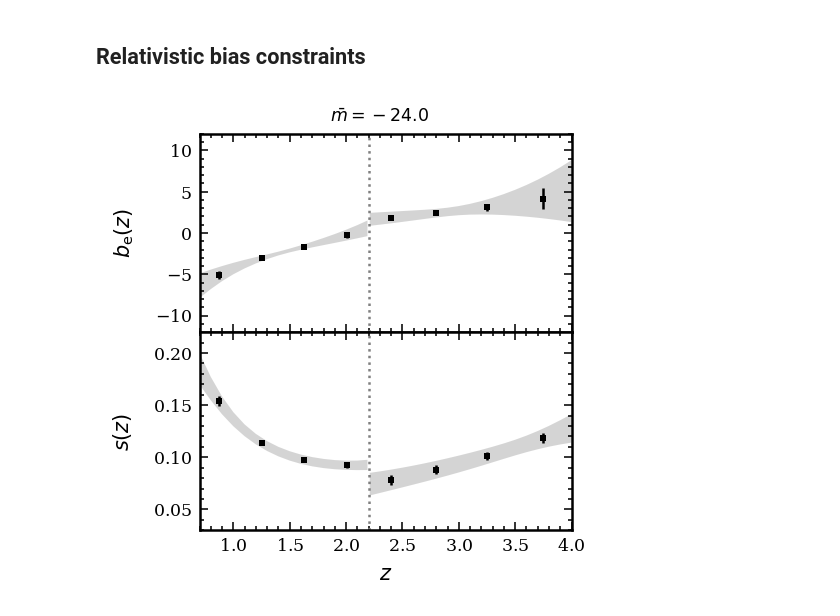
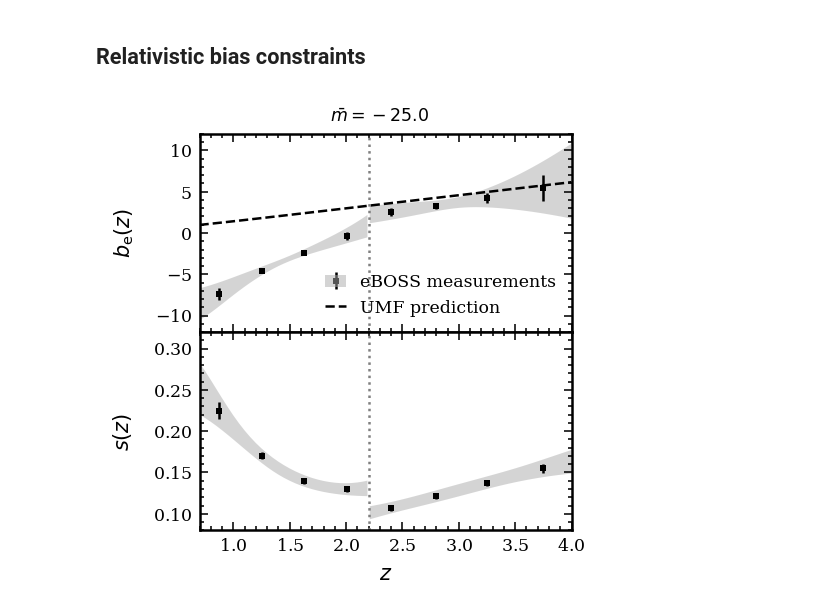
Before and after one commit to MikeSWang/HorizonGRound, a Jupyter notebook: notebooks/measure_relativistic_biases.ipynb, the cells around one changed output. Saved outputs shown, nothing was run; the diff lists cells and outputs as text; code cells hidden in the pictures.

Commit message:
Added UMF prediction.

```diff
--- a/notebooks/measure_relativistic_biases.ipynb
+++ b/notebooks/measure_relativistic_biases.ipynb
@@ -21,15 +21,16 @@ from collections import defaultdict
 
 import corner
 import h5py
+import matplotlib.patches as mpatches
 import matplotlib.pyplot as plt
 import numpy as np
-
 from matplotlib.ticker import AutoMinorLocator
+from nbodykit.cosmology import Planck15
 
 plt.style.use(stylesheet)
 
 model = np.random.choice(["PLE_model"])  # "PLE_model", "hybrid_model"
-threshold = "-24.0"  # "-22.0", "-25.0"
+threshold = "-25.0"  # "-22.0", "-25.0"
 
 print("Selected: {}, magnitude limit {}".format(model, threshold))
 # %% [output]
@@ -114,7 +115,7 @@ evolution.errorbar(
         np.subtract(evolution_bias_estimates[0], evolution_bias_estimates[-1]),
         np.subtract(evolution_bias_estimates[1], evolution_bias_estimates[0]),
     ],
-    fmt='s', zorder=3
+    fmt='s', zorder=3, label='eBOSS measurements'
 )
 for part in [low_redshift_part, high_redshift_part]:
     evolution.fill_between(
@@ -123,8 +124,20 @@ for part in [low_redshift_part, high_redshift_part]:
         facecolor='0.67', alpha=ALPHA, zorder=1
     )
 
+b_1 = 1.2 / Planck15.scale_independent_growth_factor(dense_redshifts)
+f = Planck15.scale_independent_growth_rate(dense_redshifts)
+evolution.plot(
+    dense_redshifts, (b_1 - 1.) * f * 1.686,
+    c='k', ls='--', label='UMF prediction'
+)
+
 evolution.axvline(x=2.2, ls=':', c='0.5')
 
+handles, labels = evolution.get_legend_handles_labels()
+patch = mpatches.Patch(ec='none', fc='0.67', alpha=ALPHA)
+handles[-1] = (handles[-1], patch)
+
+evolution.legend(reversed(handles), reversed(labels))
 evolution.tick_params(axis='x', which='both', labelbottom=False)
 evolution.xaxis.set_minor_locator(AutoMinorLocator())
 evolution.yaxis.set_minor_locator(AutoMinorLocator())
@@ -139,32 +152,32 @@ evolution.set_ylabel(r"$b_\mathrm{e}(z)$", labelpad=9)
 
 magnification = plt.subplot2grid((2, 1), (1, 0), sharex=evolution)
 
 magnification.errorbar(
     measured_redshifts, magnification_bias_estimates[0],
     yerr=[
         np.subtract(magnification_bias_estimates[0], magnification_bias_estimates[-1]),
         np.subtract(magnification_bias_estimates[1], magnification_bias_estimates[0]),
     ],
     fmt='s', zorder=3
 )
 for part in [low_redshift_part, high_redshift_part]:
     magnification.fill_between(
         dense_redshifts[part],
         magnification_bias_quantiles[-2][part], magnification_bias_quantiles[2][part],
         facecolor='0.67', alpha=ALPHA, zorder=1
     )
 
 magnification.axvline(x=2.2, ls=':', c='0.5')
 
 magnification.yaxis.set_minor_locator(AutoMinorLocator())
 if model == 'PLE_model':
-    magnification.set_ylim(0.03, 0.22)
+    magnification.set_ylim(0.08, 0.32)
 elif model == 'hybrid_model':
     magnification.set_ylim(0.02, 0.33)
 magnification.set_xlabel(r"$z$", labelpad=5)
 magnification.set_ylabel(r"$s(z)$", labelpad=9)
 
 fig.suptitle(r"$\bar{{m}} = {}$".format(threshold), fontsize='small', y=0.93)
 fig.savefig(publication_dir/model/"gallery"/"relativistic_biases_m{}.pdf".format(threshold))
 # %% [output]
-[figure, old version]
+[figure, new version]
```
Also changed, not shown: parts of 1 cell of this notebook.
